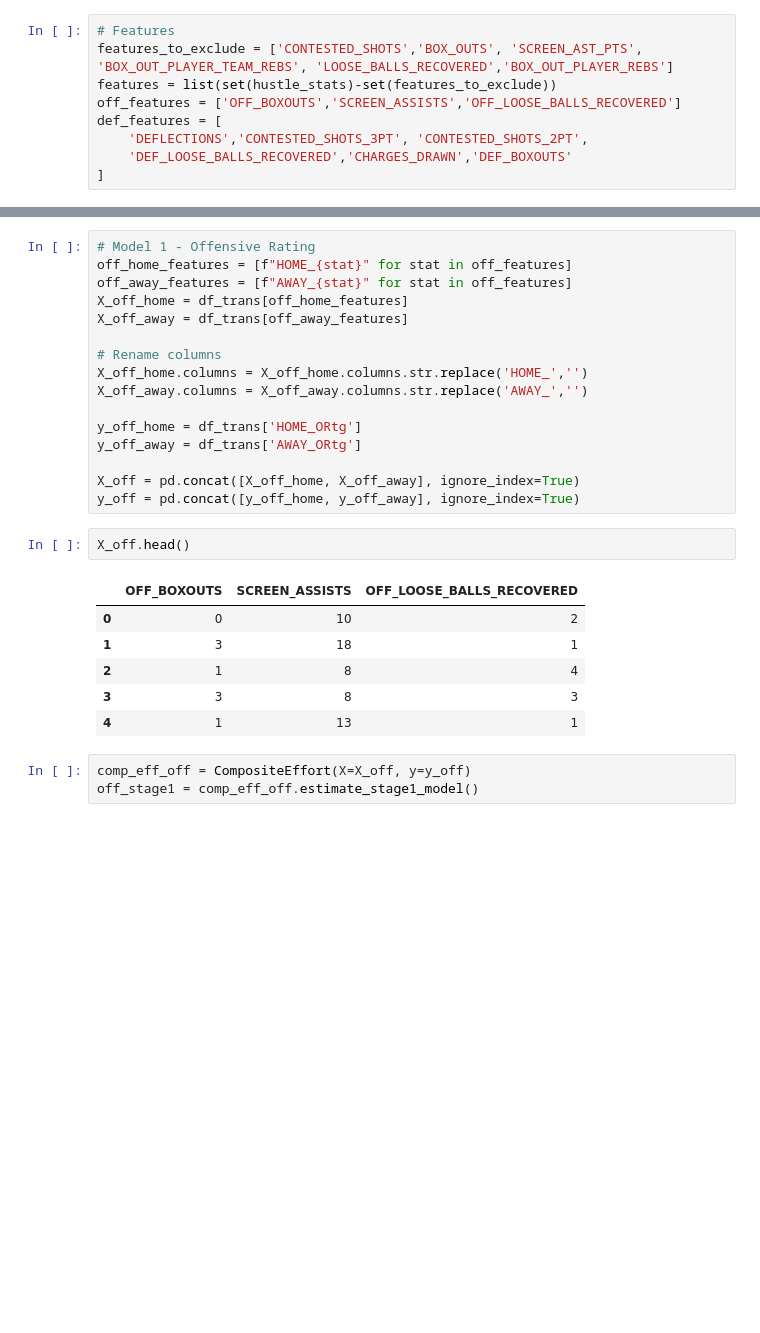
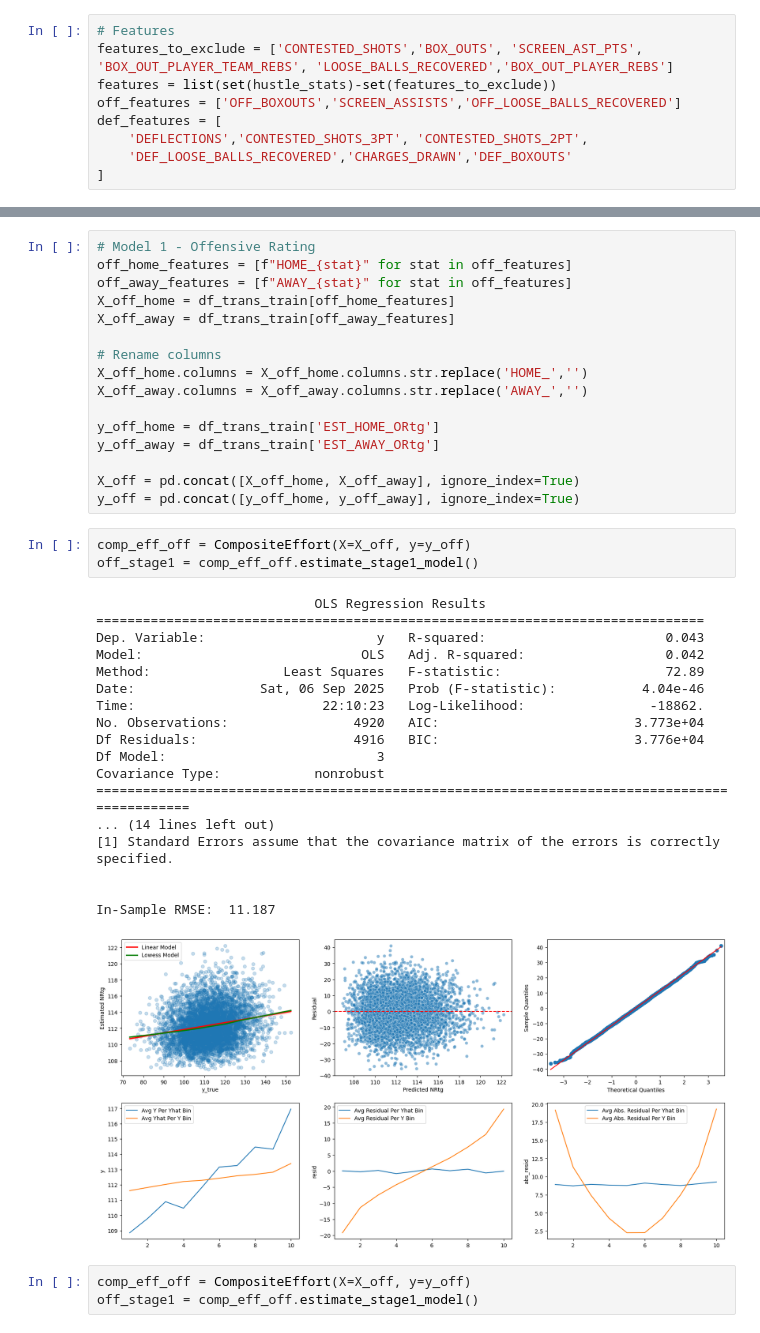
Before and after one commit to samluxenberg1/nba_hustle_sdg, a Jupyter notebook: notebooks/off_def_rating_models.ipynb, the cells around one changed output, grey strips where cells are left out. Drawn from its saved outputs; the diff is of its cells as text; blank space fills up the shorter version.

```diff
--- a/notebooks/off_def_rating_models.ipynb
+++ b/notebooks/off_def_rating_models.ipynb
@@ -39,27 +76,40 @@ df_trans.head(2)
 # Model 1 - Offensive Rating
 off_home_features = [f"HOME_{stat}" for stat in off_features]
 off_away_features = [f"AWAY_{stat}" for stat in off_features]
-X_off_home = df_trans[off_home_features]
-X_off_away = df_trans[off_away_features]
+X_off_home = df_trans_train[off_home_features]
+X_off_away = df_trans_train[off_away_features]
 
 # Rename columns
 X_off_home.columns = X_off_home.columns.str.replace('HOME_','')
 X_off_away.columns = X_off_away.columns.str.replace('AWAY_','')
 
-y_off_home = df_trans['HOME_ORtg']
-y_off_away = df_trans['AWAY_ORtg']
+y_off_home = df_trans_train['EST_HOME_ORtg']
+y_off_away = df_trans_train['EST_AWAY_ORtg']
 
 X_off = pd.concat([X_off_home, X_off_away], ignore_index=True)
 y_off = pd.concat([y_off_home, y_off_away], ignore_index=True)
 # %%
-X_off.head()
+comp_eff_off = CompositeEffort(X=X_off, y=y_off)
+off_stage1 = comp_eff_off.estimate_stage1_model()
 # %% [output]
-|  | OFF_BOXOUTS | SCREEN_ASSISTS | OFF_LOOSE_BALLS_RECOVERED |
-| 0 | 0 | 10 | 2 |
-| 1 | 3 | 18 | 1 |
-| 2 | 1 | 8 | 4 |
-| 3 | 3 | 8 | 3 |
-| 4 | 1 | 13 | 1 |
+                            OLS Regression Results
+==============================================================================
+Dep. Variable:                      y   R-squared:                       0.043
+Model:                            OLS   Adj. R-squared:                  0.042
+Method:                 Least Squares   F-statistic:                     72.89
+Date:                Sat, 06 Sep 2025   Prob (F-statistic):           4.04e-46
+Time:                        22:10:23   Log-Likelihood:                -18862.
+No. Observations:                4920   AIC:                         3.773e+04
+Df Residuals:                    4916   BIC:                         3.776e+04
+Df Model:                           3
+Covariance Type:            nonrobust
+=============================================================================================
+... (14 lines left out)
+[1] Standard Errors assume that the covariance matrix of the errors is correctly specified.
+
+
+In-Sample RMSE:  11.187
+[figure, added]
 # %%
 comp_eff_off = CompositeEffort(X=X_off, y=y_off)
 off_stage1 = comp_eff_off.estimate_stage1_model()
```
Also changed, not shown: parts of 23 cells of this notebook, 15 other files.
